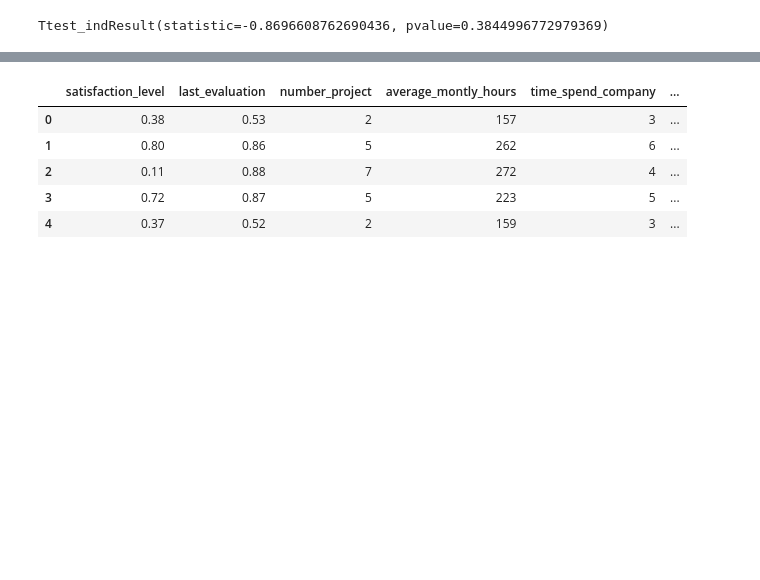
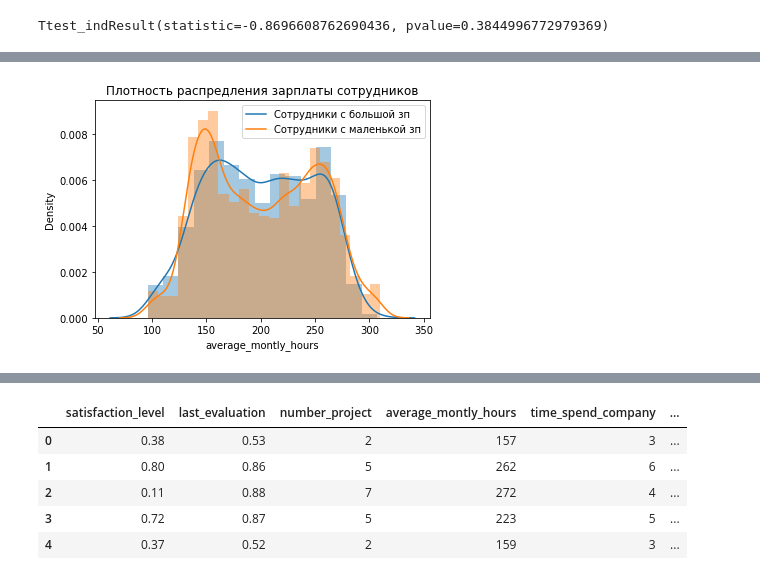
Before and after one commit to ArtemBaron/baron_vergeles, a Jupyter notebook: netology_final.ipynb, the cells around one changed output, grey strips where cells are left out. Cells and saved outputs as stored; diff of their text form; code cells hidden in the pictures; blank space fills up the shorter version.

```diff
--- a/netology_final.ipynb
+++ b/netology_final.ipynb
@@ -180,0 +201,8 @@ Ttest_indResult(statistic=-0.8696608762690436, pvalue=0.3844996772979369)
+# %%
+sns.distplot(high_salary_hours)
+sns.distplot(low_salary_hours)
+plt.title('Плотность распредления зарплаты сотрудников')
+plt.legend(['Сотрудники с большой зп', 'Сотрудники с маленькой зп'])
+plt.show()
+# %% [output]
+[figure, added]
```
Also changed, not shown: parts of 11 cells of this notebook.
